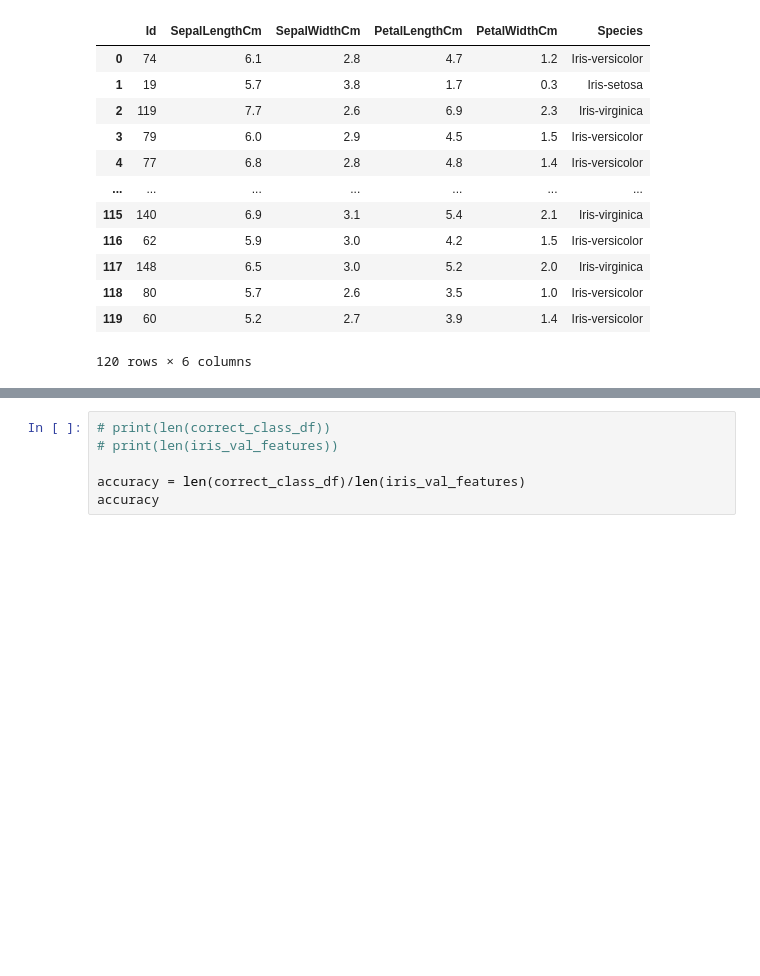
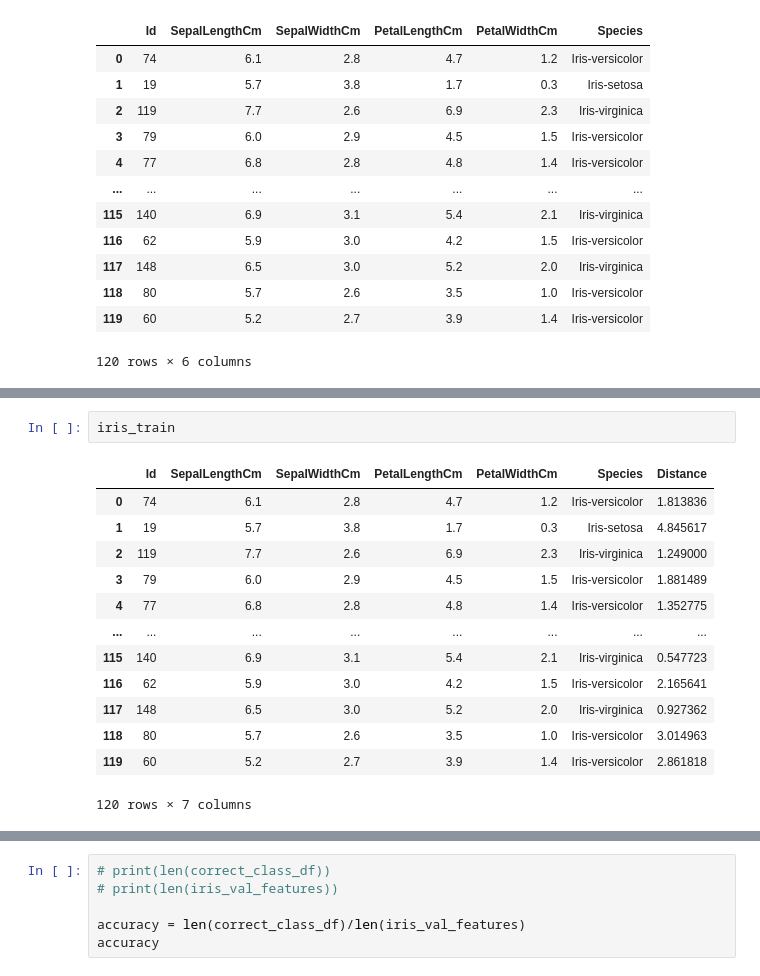
Before and after one commit to adityaiyer7/ML-From-Scratch, a Jupyter notebook: Algs/KNN/KNN.ipynb, the cells around one changed output, grey strips where cells are left out. Saved outputs shown, nothing was run; the diff lists cells and outputs as text; blank space fills up the shorter version.

```diff
--- a/Algs/KNN/KNN.ipynb
+++ b/Algs/KNN/KNN.ipynb
@@ -154,3 +161,19 @@ See the caveats in the documentation: https://pandas.pydata.org/pandas-docs/stab
+# %%
+iris_train
+# %% [output]
+|  | Id | SepalLengthCm | SepalWidthCm | PetalLengthCm | PetalWidthCm | Species | Distance |
+| 0 | 74 | 6.1 | 2.8 | 4.7 | 1.2 | Iris-versicolor | 1.813836 |
+| 1 | 19 | 5.7 | 3.8 | 1.7 | 0.3 | Iris-setosa | 4.845617 |
+| 2 | 119 | 7.7 | 2.6 | 6.9 | 2.3 | Iris-virginica | 1.249000 |
+| 3 | 79 | 6.0 | 2.9 | 4.5 | 1.5 | Iris-versicolor | 1.881489 |
+| 4 | 77 | 6.8 | 2.8 | 4.8 | 1.4 | Iris-versicolor | 1.352775 |
+| ... | ... | ... | ... | ... | ... | ... | ... |
+| 115 | 140 | 6.9 | 3.1 | 5.4 | 2.1 | Iris-virginica | 0.547723 |
+| 116 | 62 | 5.9 | 3.0 | 4.2 | 1.5 | Iris-versicolor | 2.165641 |
+| 117 | 148 | 6.5 | 3.0 | 5.2 | 2.0 | Iris-virginica | 0.927362 |
+| 118 | 80 | 5.7 | 2.6 | 3.5 | 1.0 | Iris-versicolor | 3.014963 |
+| 119 | 60 | 5.2 | 2.7 | 3.9 | 1.4 | Iris-versicolor | 2.861818 |
+120 rows × 7 columns
 # %%
 iris_val_features['True Label'] = iris_val['Species']
 iris_val_features
```
Also changed, not shown: parts of 22 cells of this notebook.
